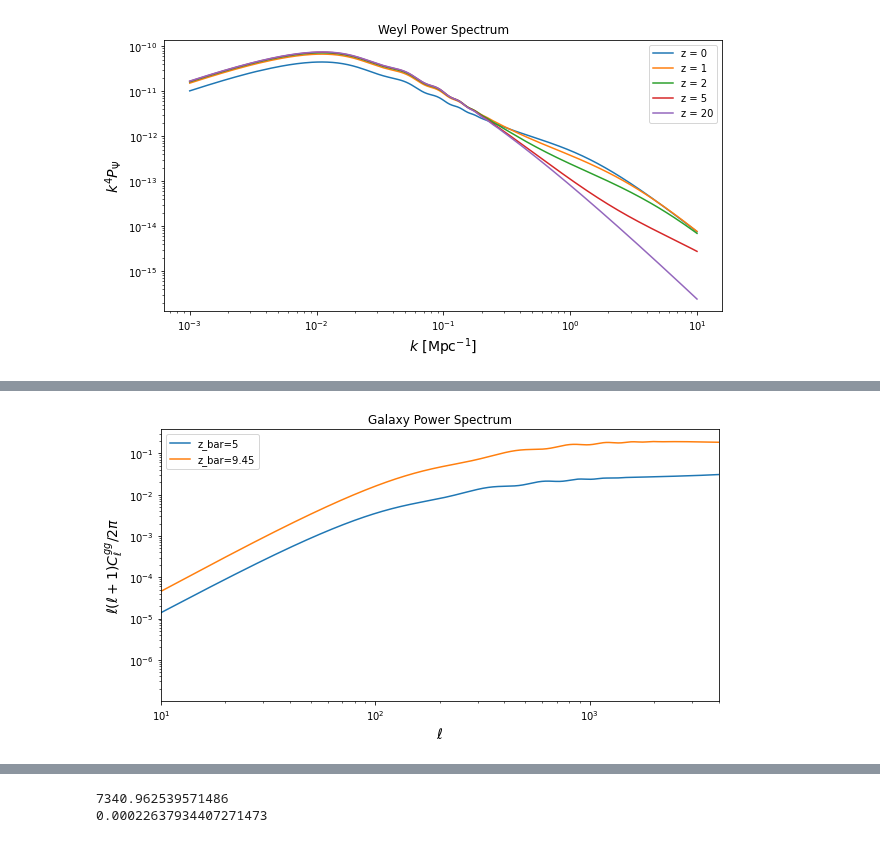
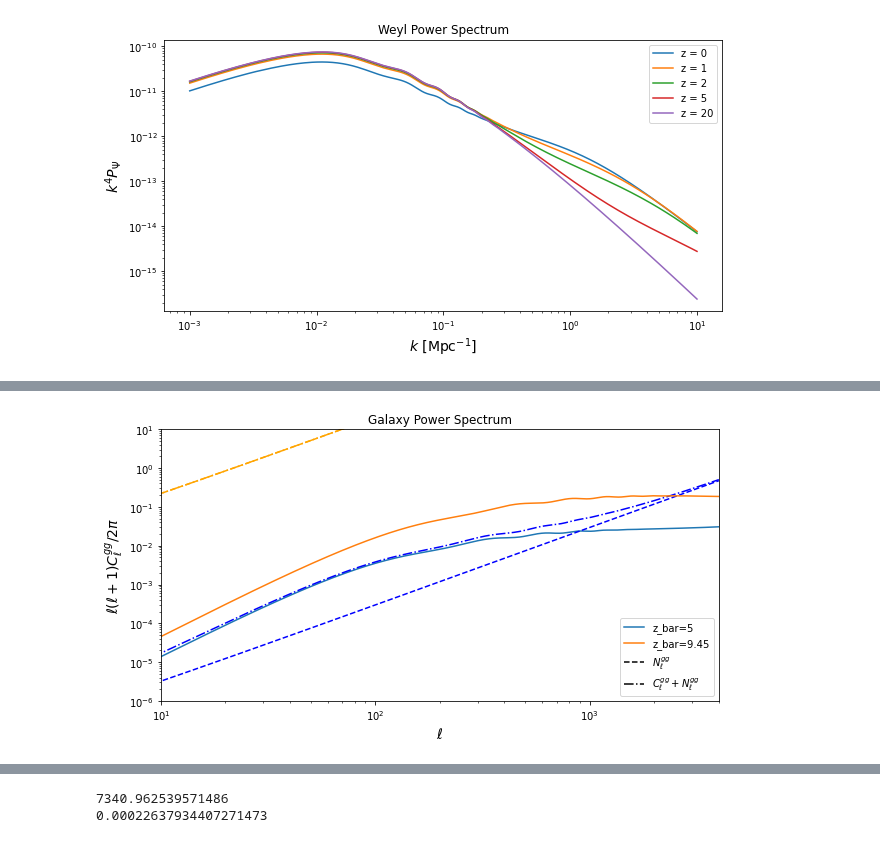
Before and after one commit to mfrobertson/omegaQE, a Jupyter notebook: kkomega/LSS.ipynb, the cells around one changed output, grey strips where cells are left out. Drawn from its saved outputs; the diff is of its cells as text; code cells hidden in the pictures.

```diff
--- a/kkomega/LSS.ipynb
+++ b/kkomega/LSS.ipynb
@@ -107,15 +77,0 @@ plt.show()
-# %%
-# Comapre to 1906.08760 fig 3.
-bins_min = [0.06, 0.25, 0.41, 0.75, 1.19]
-bins_max = [0.33, 0.46, 0.78, 1.3, 2.85]
-bins = [0.2, 0.35, 0.6, 1, 2]
-for iii, binn in enumerate(bins):
-    Cl_gg = power.get_gal_ps(ells, Nchi=1000, gal_win_zmin=bins_min[iii], gal_win_zmax=bins_max[iii])
-    plt.loglog(ells, Cl_gg*(ells*(ells + 1))/(2*np.pi), label=f"z_bar={binn}")
-plt.ylabel("$\ell(\ell+1)C_{\ell}^{gg}/2\pi$", fontsize=14)
-plt.xlabel("$\ell$", fontsize=14)
-plt.title("Galaxy Power Spectrum")
-plt.xlim(1e1, 4e3)
-plt.ylim(1e-4, 2e-1)
-plt.legend()
-plt.show()
@@ -123,0 +110,21 @@ plt.show()
+# %%
+# Comapre to 1906.08760 fig 3.
+bins_min = [0.06, 0.25, 0.41, 0.75, 1.19]
+bins_max = [0.33, 0.46, 0.78, 1.3, 2.85]
+bins = [0.2, 0.35, 0.6, 1, 2]
+colours = ["blue", "orange", "green", "red", "purple"]
+for iii, binn in enumerate(bins):
+    Cl_gg = power.get_gal_ps(ells, Nchi=1000, gal_win_zmin_a=bins_min[iii], gal_win_zmax_a=bins_max[iii], gal_win_zmin_b=bins_min[iii], gal_win_zmax_b=bins_max[iii])
+    N_gg = _noise.get_gal_shot_N(ellmax=ellmax, zmin=bins_min[iii], zmax = bins_max[iii])
+    plt.loglog(ells, Cl_gg*(ells*(ells + 1))/(2*np.pi), label=f"z_bar={binn}", color=colours[iii])
+    plt.loglog(ells, N_gg[ells]*(ells*(ells + 1))/(2*np.pi), color=colours[iii], linestyle="--")
+    plt.loglog(ells, (N_gg[ells]+Cl_gg)*(ells*(ells + 1))/(2*np.pi), color=colours[iii], linestyle="dashdot")
+plt.plot([-1e9], [-1e9], linestyle="--", label="$N^{gg}_{\ell}$", color="k")
+plt.plot([-1e9], [-1e9], linestyle="dashdot", label="$C_{\ell}^{gg}+N^{gg}_{\ell}$", color="k")
+plt.ylabel("$\ell(\ell+1)C_{\ell}^{gg}/2\pi$", fontsize=14)
+plt.xlabel("$\ell$", fontsize=14)
+plt.title("Galaxy Power Spectrum")
+plt.xlim(1e1, 4e3)
+plt.ylim(1e-4, 2e-1)
+plt.legend()
+plt.show()
@@ -124,20 +133,25 @@ plt.show()
 # %%
 # Comapre to 1906.08760 fig 4.
 #bins_min = [0.75, 1.19, 2.85, 7.04]
 #bins_max = [1.3, 2.85, 7.04, 11.85]
 #bins = [1, 2, 5, 9.45]
 bins_min = [ 2.85, 7.04]
 bins_max = [ 7.04, 11.85]
 bins = [5, 9.45]
 for iii, binn in enumerate(bins):
-    Cl_gg = power.get_gal_ps(ells, gal_win_zmin=bins_min[iii], gal_win_zmax=bins_max[iii])
+    Cl_gg = power.get_gal_ps(ells, gal_win_zmin_a=bins_min[iii], gal_win_zmax_a=bins_max[iii], gal_win_zmin_b=bins_min[iii], gal_win_zmax_b=bins_max[iii])
+    N_gg = _noise.get_gal_shot_N(ellmax=ellmax, zmin=bins_min[iii], zmax = bins_max[iii])
     plt.loglog(ells, Cl_gg*(ells*(ells + 1))/(2*np.pi), label=f"z_bar={binn}")
+    plt.loglog(ells, N_gg[ells]*(ells*(ells + 1))/(2*np.pi), color=colours[iii], linestyle="--")
+    plt.loglog(ells, (N_gg[ells]+Cl_gg)*(ells*(ells + 1))/(2*np.pi), color=colours[iii], linestyle="dashdot")
+plt.plot([-1e9], [-1e9], linestyle="--", label="$N^{gg}_{\ell}$", color="k")
+plt.plot([-1e9], [-1e9], linestyle="dashdot", label="$C_{\ell}^{gg}+N^{gg}_{\ell}$", color="k")
 plt.ylabel("$\ell(\ell+1)C_{\ell}^{gg}/2\pi$", fontsize=14)
 plt.xlabel("$\ell$", fontsize=14)
 plt.title("Galaxy Power Spectrum")
 plt.xlim(1e1, 4e3)
-
+plt.ylim(1e-6, 1e1)
 plt.legend()
 plt.show()
 # %% [output]
-[figure, old version]
+[figure, new version]
```
Also changed, not shown: parts of 35 cells of this notebook, 3 other files.
